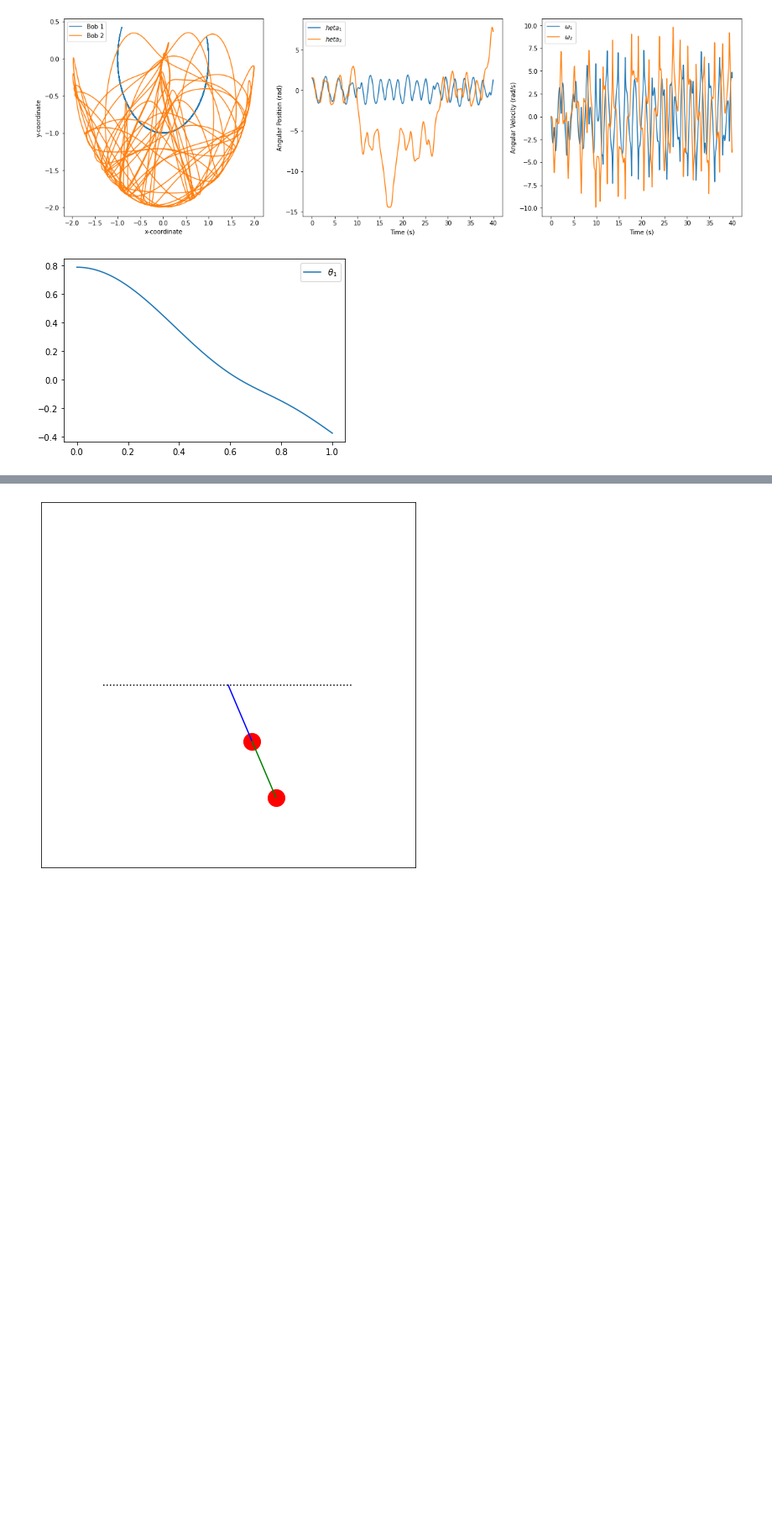
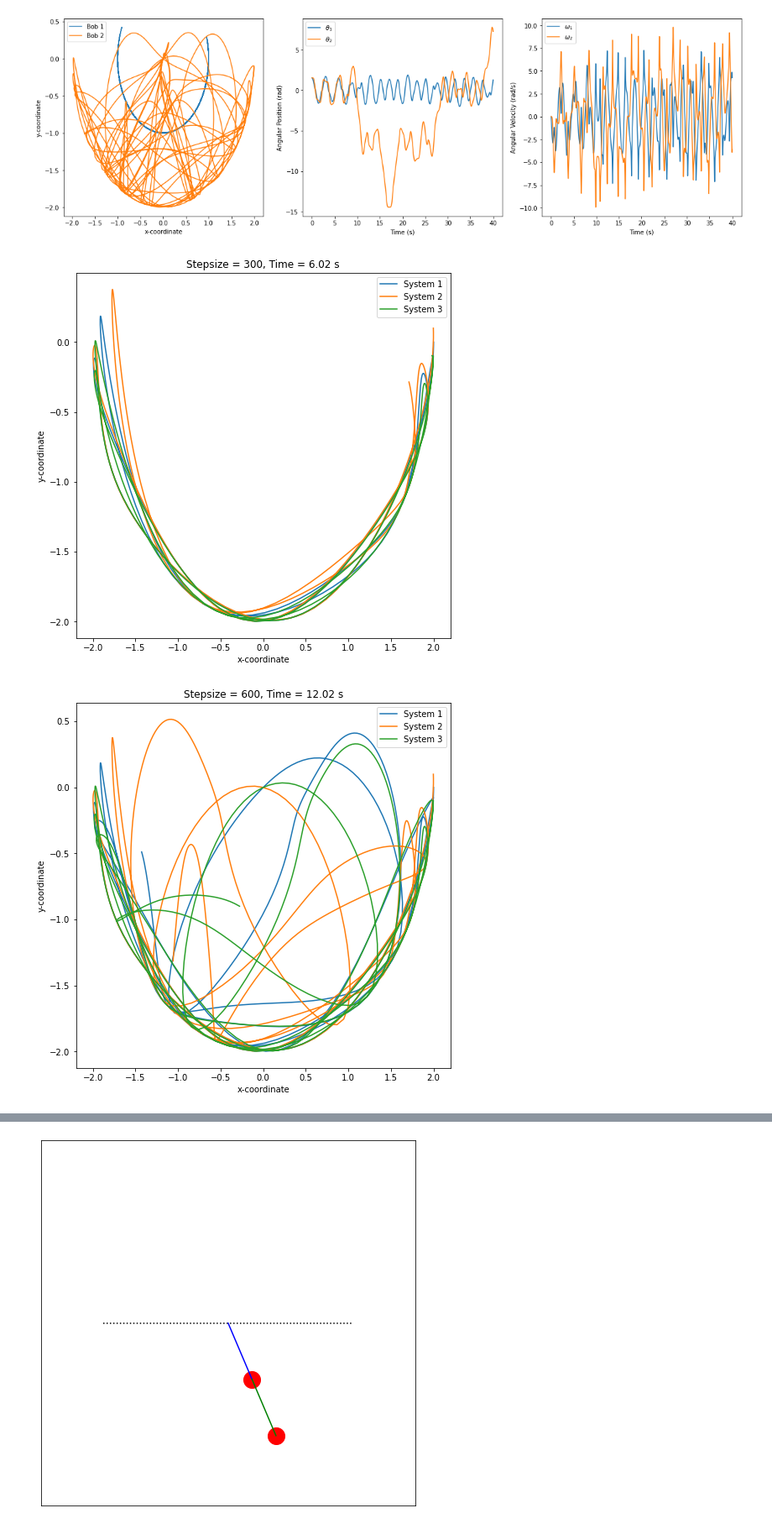
Before and after one commit to mahmud-nobe/Physics_Simulation_Tutorial, a Jupyter notebook: pendulum/Double_pendulum.ipynb, the cells around one changed output, grey strips where cells are left out. Shown at 84% size. Drawn from its saved outputs; the diff is of its cells as text; code cells hidden in the pictures; blank space fills up the shorter version.

```diff
--- a/pendulum/Double_pendulum.ipynb
+++ b/pendulum/Double_pendulum.ipynb
@@ -110,20 +88,16 @@ class DoublePendulum:
         return the derivatives of our state variables
         '''
         theta1, theta2, angVel1, angVel2 = state
-
+        m1, m2, L1, L2, g = self.m1, self.m2, self.L1, self.L2, self.g
 
         theta1_prime = angVel1
         theta2_prime = angVel2
-
-        m1, m2, L1, L2, g = self.m1, self.m2, self.L1, self.L2, self.g
-
 
         p1 = -g*(2*m1 + m2)*np.sin(theta1) - m2*g*np.sin(theta1 - 2*theta2) - \
             2*np.sin(theta1 - theta2)*m2*((angVel2**2)*L2 + \
                                                 (angVel1**2)*L1*np.cos(theta1 - theta2))
 
 
-        # Possible thing with parenthesis
         p2 = 2*np.sin(theta1 - theta2) * ((angVel1**2)*L1*(m1 + m2) + \
             g*(m1 + m2)*np.cos(theta1) + \
             angVel2**2 * L2 * m2 * np.cos(theta1 - theta2))
@@ -174,15 +148,16 @@ class DoublePendulum:
 
 
     def get_energy(self):
-        self.P1 = self.m1 * self.pos1[-1][1] * self.g
-        self.P2 = self.m1 * self.pos2[-1][1] * self.g
+        self.P1 = self.m1 * self.pos1[-1][1] * self.g # p1 = m1 g y1
+        self.P2 = self.m2 * self.pos2[-1][1] * self.g # p2 = m2 g y2
 
+        # KE = 0.5 * m * (L omega)**2
         self.K1 = 0.5 * self.m1 * (self.L1 * self.angVel_1s[-1])**2
         self.K2 = 0.5 * self.m2 * (self.L2 * self.angVel_2s[-1])**2
 
-        energy = self.P1 + self.P2 + self.K1 + self.K2
+        total_energy = self.P1 + self.P2 + self.K1 + self.K2
 
-        self.energy.append(energy)
+        self.energy.append(total_energy)
 
     def displayGraphs(self):
         '''
@@ -315,9 +290,33 @@ sys3.displayGraphs()
 [figure]
 [figure]
 [figure]
-# %%
-plt.plot(sys.ts, sys.theta_1s, label = '$\\theta_1$')
-plt.legend()
-plt.show()
-# %% [output]
-[figure, removed]
+# %%
+sys1 = DoublePendulum(theta1, theta2, angVel1, angVel2, k, L1, L2, m1, m2)
+sys2 = DoublePendulum(theta1+0.05, theta2+0.05, angVel1, angVel2, k, L1, L2, m1, m2)
+sys3 = DoublePendulum(theta1-0.05, theta2-0.05, angVel1, angVel2, k, L1, L2, m1, m2)
+
+
+for i in range(901):
+    sys1.update()
+    sys2.update()
+    sys3.update()
+
+    if i % 300 == 0 and i != 0:
+        plt.figure(figsize=(8,8))
+
+        sys1_pos2 = np.array(sys1.pos2)
+        plt.plot(sys1_pos2[:, 0], sys1_pos2[:, 1], label = 'System 1')
+        sys2_pos2 = np.array(sys2.pos2)
+        plt.plot(sys2_pos2[:, 0], sys2_pos2[:, 1], label = 'System 2')
+        sys3_pos2 = np.array(sys3.pos2)
+        plt.plot(sys3_pos2[:, 0], sys3_pos2[:, 1], label = 'System 3')
+
+
+        plt.legend()
+        plt.xlabel('x-coordinate')
+        plt.ylabel('y-coordinate')
+        plt.title('Stepsize = '+str(i)+', Time = '+str(np.round(sys1.ts[-1], 2))+' s')
+        plt.show()
+# %% [output]
+[figure, added]
+[figure, added]
```
Also changed, not shown: parts of 6 cells of this notebook.
